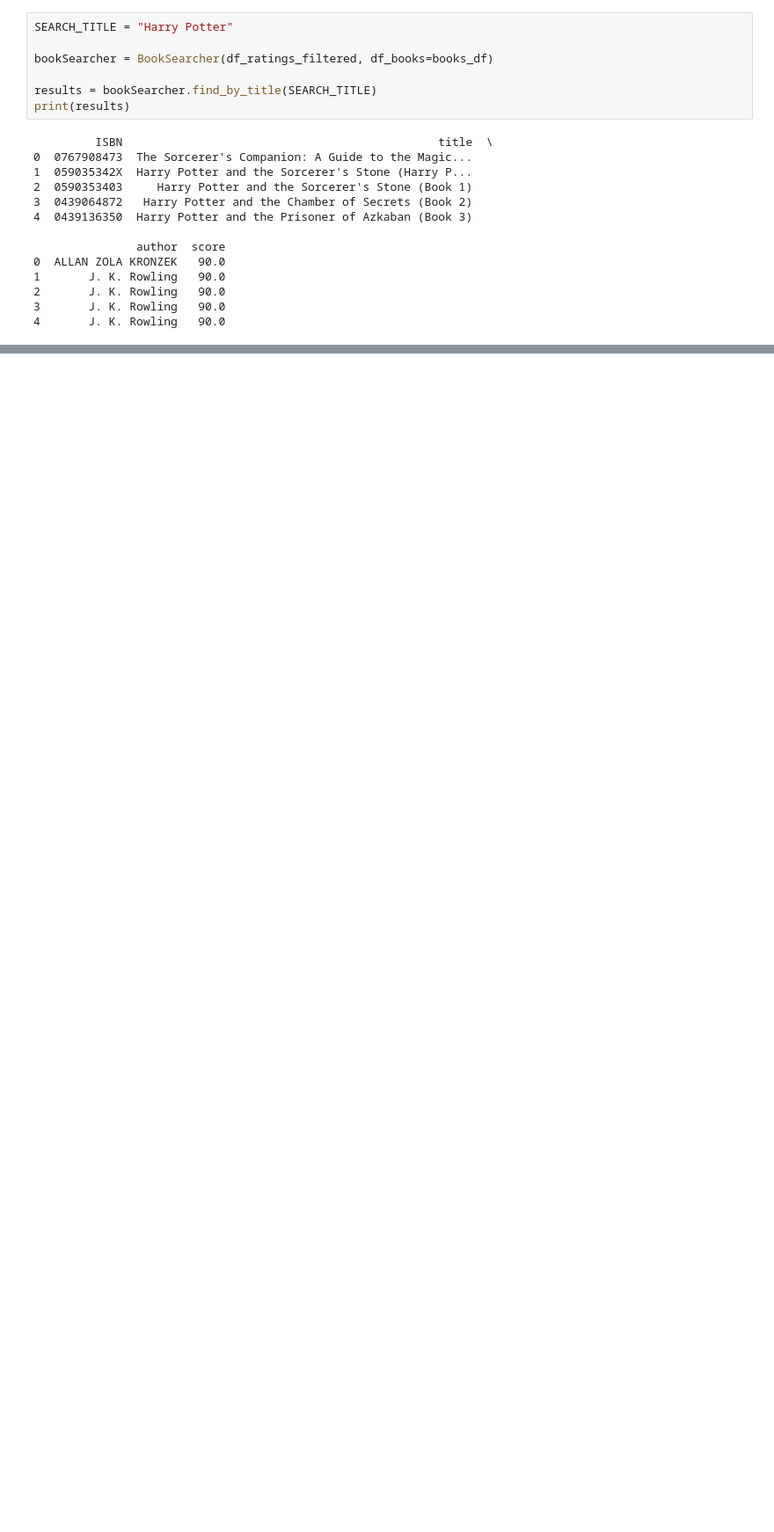
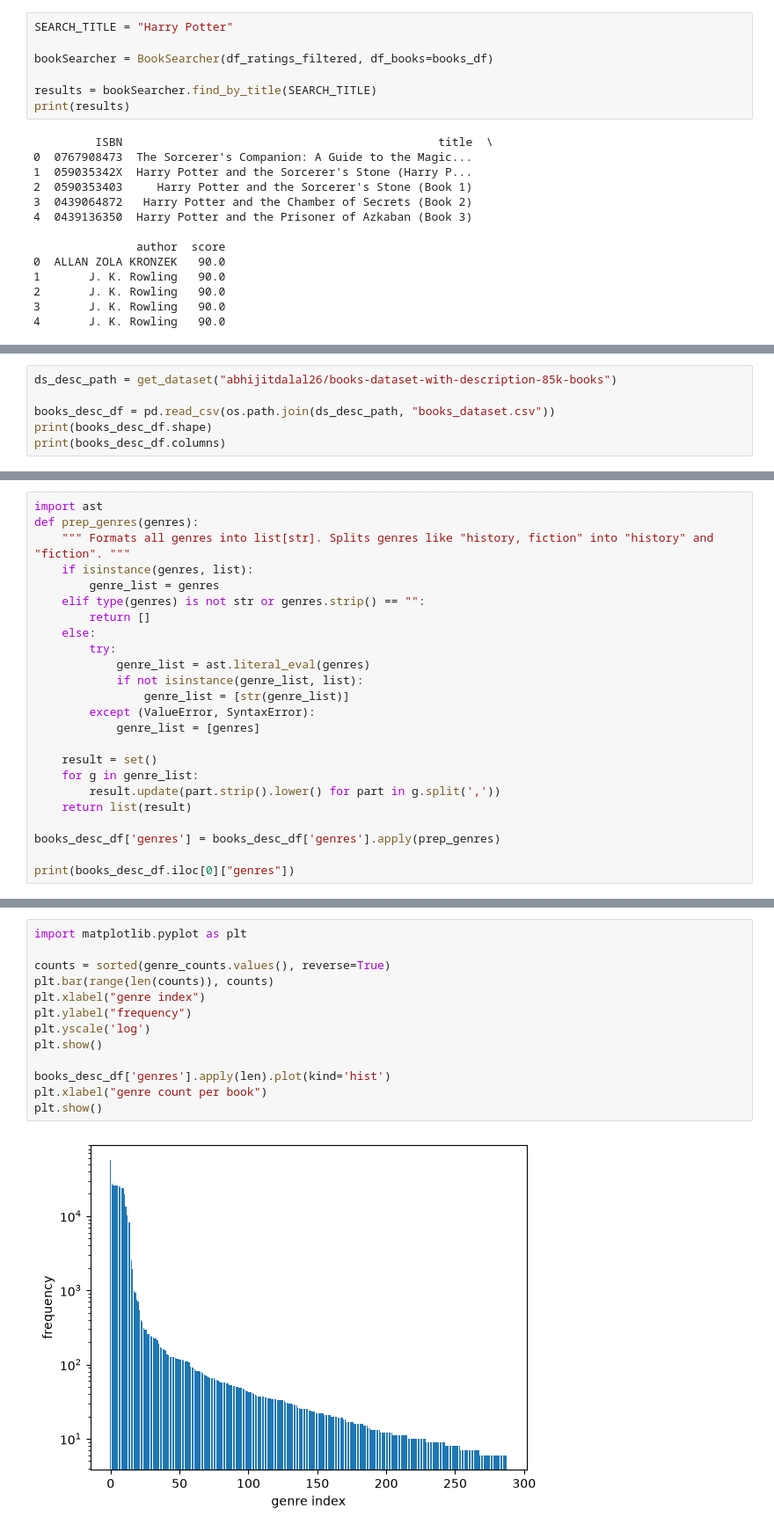
Before and after one commit to brtkkndrl/book-recommendation, a Jupyter notebook: main.ipynb, the cells around one changed output, grey strips where cells are left out. Shown at 88% size. Cells and saved outputs as stored; diff of their text form; blank space fills up the shorter version.

Commit message:
genres prep

```diff
--- a/main.ipynb
+++ b/main.ipynb
@@ -481,0 +489,6 @@ print(books)
+# %%
+ds_desc_path = get_dataset("abhijitdalal26/books-dataset-with-description-85k-books")
+
+books_desc_df = pd.read_csv(os.path.join(ds_desc_path, "books_dataset.csv"))
+print(books_desc_df.shape)
+print(books_desc_df.columns)
@@ -481,0 +529,24 @@ print(books)
+# %%
+import ast
+def prep_genres(genres):
+    """ Formats all genres into list[str]. Splits genres like "history, fiction" into "history" and "fiction". """
+    if isinstance(genres, list):
+        genre_list = genres
+    elif type(genres) is not str or genres.strip() == "":
+        return []
+    else:
+        try:
+            genre_list = ast.literal_eval(genres)
+            if not isinstance(genre_list, list):
+                genre_list = [str(genre_list)]
+        except (ValueError, SyntaxError):
+            genre_list = [genres]
+
+    result = set()
+    for g in genre_list:
+        result.update(part.strip().lower() for part in g.split(','))
+    return list(result)
+
+books_desc_df['genres'] = books_desc_df['genres'].apply(prep_genres)
+
+print(books_desc_df.iloc[0]["genres"])
@@ -481,0 +641,15 @@ print(books)
+# %%
+import matplotlib.pyplot as plt
+
+counts = sorted(genre_counts.values(), reverse=True)
+plt.bar(range(len(counts)), counts)
+plt.xlabel("genre index")
+plt.ylabel("frequency")
+plt.yscale('log')
+plt.show()
+
+books_desc_df['genres'].apply(len).plot(kind='hist')
+plt.xlabel("genre count per book")
+plt.show()
+# %% [output]
+[figure, added]
```
Also changed, not shown: parts of 17 cells of this notebook.
